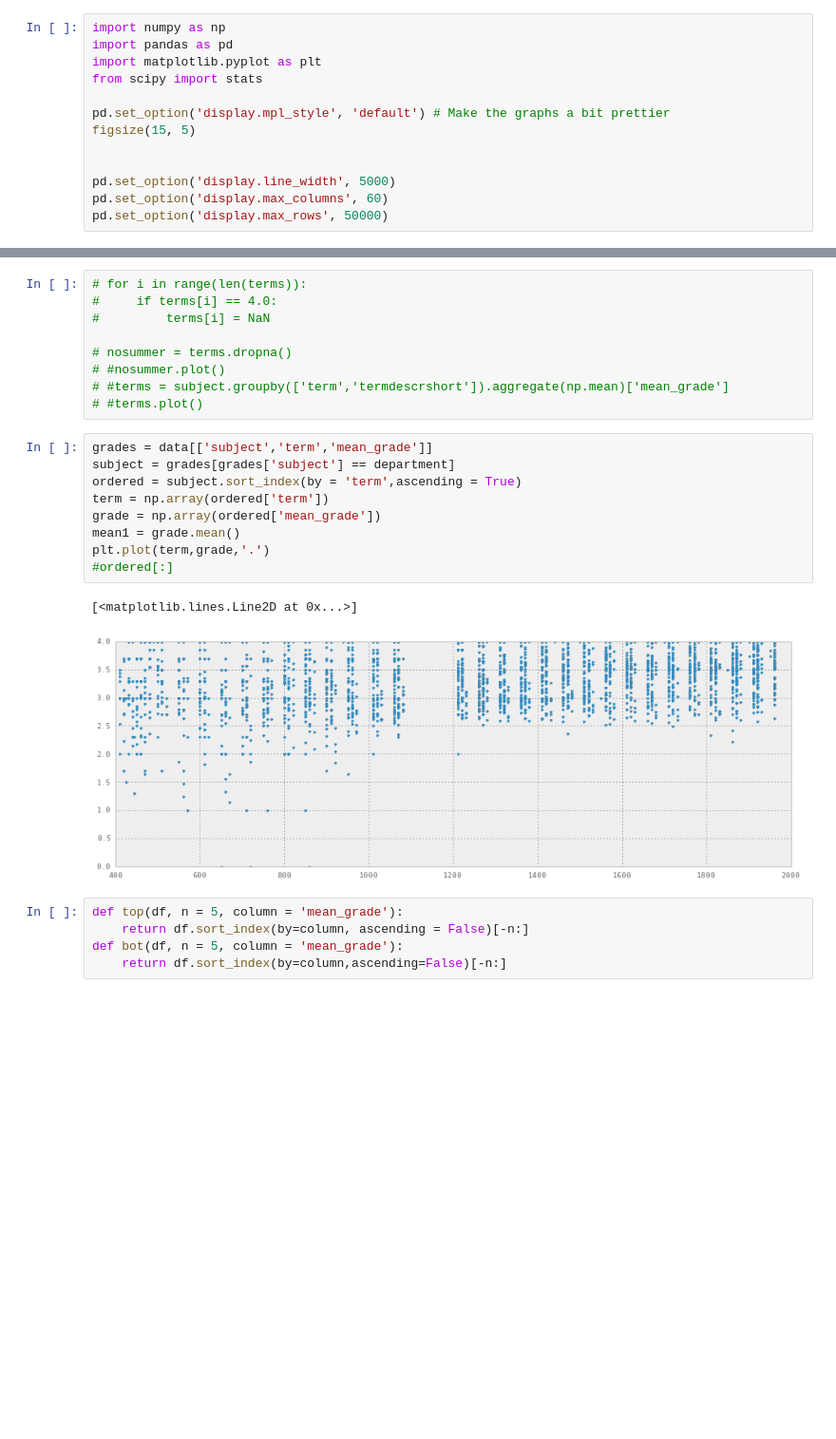
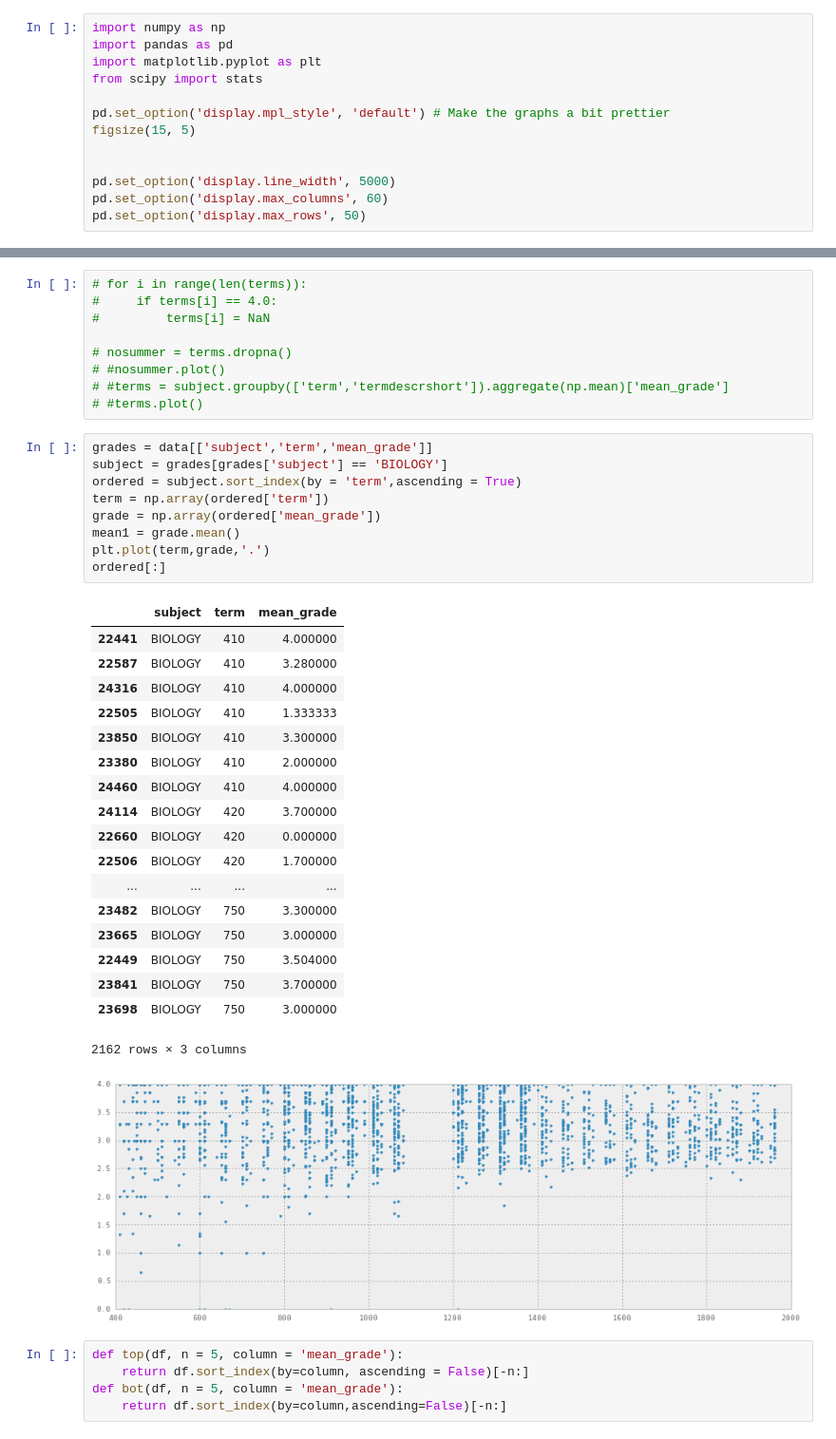
Before and after one commit to mkowshik/scaling-tribble, a Jupyter notebook: REBUILD DATA scripts/Course by term.ipynb, the cells around one changed output, grey strips where cells are left out. Shown: that part at 95% size. Saved outputs shown, nothing was run; the diff lists cells and outputs as text; blank space fills up the shorter version.

```diff
--- a/REBUILD DATA scripts/Course by term.ipynb
+++ b/REBUILD DATA scripts/Course by term.ipynb
@@ -10,7 +10,7 @@ figsize(15, 5)
 
 pd.set_option('display.line_width', 5000)
 pd.set_option('display.max_columns', 60)
-pd.set_option('display.max_rows', 50000)
+pd.set_option('display.max_rows', 50)
 # %%
 path = '/Users/Manoj/Dropbox/Thesis/Data/REBUILD data/ByCourse_Term_Data.tab'
 data = pd.read_table(path,sep = None)
@@ -160,16 +163,33 @@ max      3.925000
 # #terms.plot()
 # %%
 grades = data[['subject','term','mean_grade']]
-subject = grades[grades['subject'] == department]
+subject = grades[grades['subject'] == 'BIOLOGY']
 ordered = subject.sort_index(by = 'term',ascending = True)
 term = np.array(ordered['term'])
 grade = np.array(ordered['mean_grade'])
 mean1 = grade.mean()
 plt.plot(term,grade,'.')
-#ordered[:]
+ordered[:]
 # %% [output]
+|  | subject | term | mean_grade |
+| 22441 | BIOLOGY | 410 | 4.000000 |
+| 22587 | BIOLOGY | 410 | 3.280000 |
+| 24316 | BIOLOGY | 410 | 4.000000 |
+| 22505 | BIOLOGY | 410 | 1.333333 |
+| 23850 | BIOLOGY | 410 | 3.300000 |
+| 23380 | BIOLOGY | 410 | 2.000000 |
+| 24460 | BIOLOGY | 410 | 4.000000 |
+| 24114 | BIOLOGY | 420 | 3.700000 |
+| 22660 | BIOLOGY | 420 | 0.000000 |
+| 22506 | BIOLOGY | 420 | 1.700000 |
+| ... | ... | ... | ... |
+| 23482 | BIOLOGY | 750 | 3.300000 |
+| 23665 | BIOLOGY | 750 | 3.000000 |
+| 22449 | BIOLOGY | 750 | 3.504000 |
+| 23841 | BIOLOGY | 750 | 3.700000 |
+| 23698 | BIOLOGY | 750 | 3.000000 |
-[<matplotlib.lines.Line2D at 0x...>]
+2162 rows × 3 columns
-[figure, old version]
+[figure, new version]
 # %%
 def top(df, n = 5, column = 'mean_grade'):
     return df.sort_index(by=column, ascending = False)[-n:]
```
Also changed, not shown: parts of 8 cells of this notebook.
